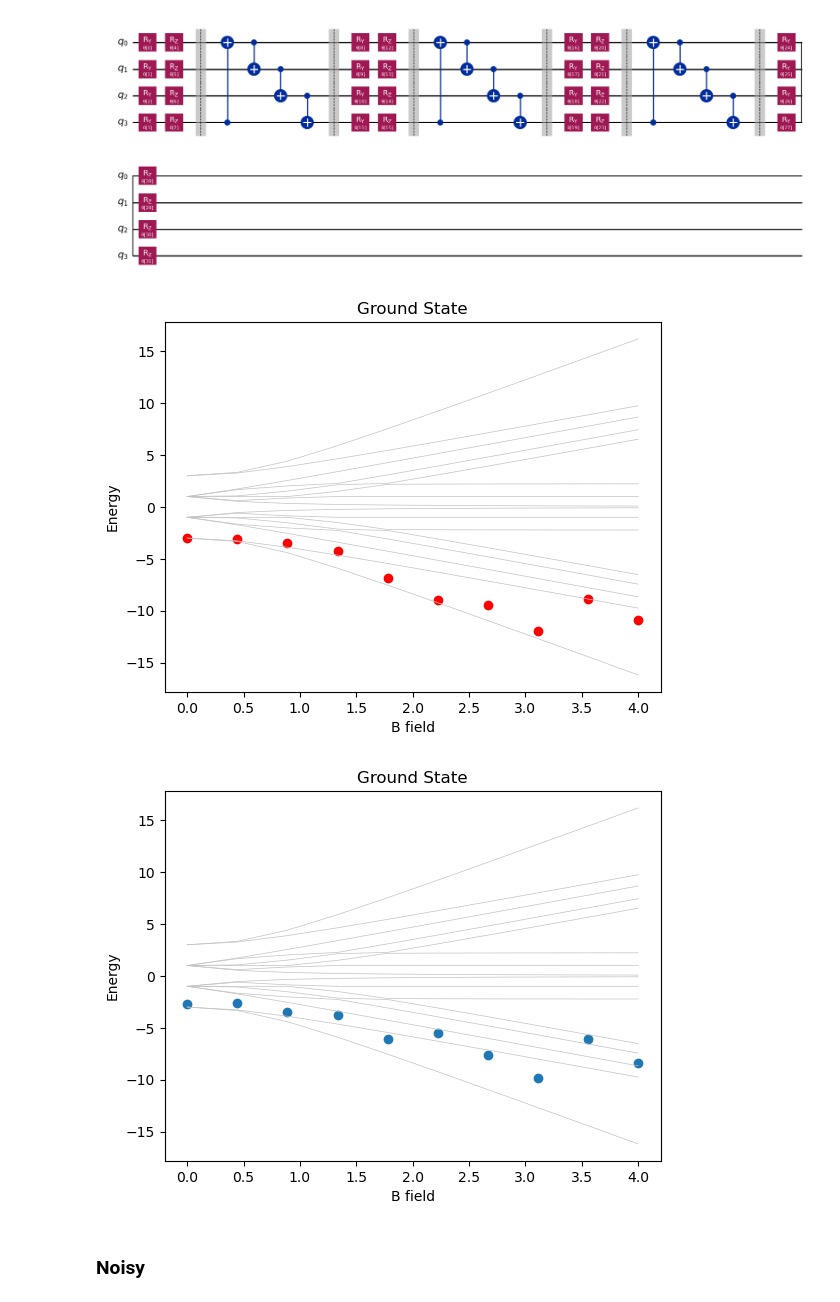
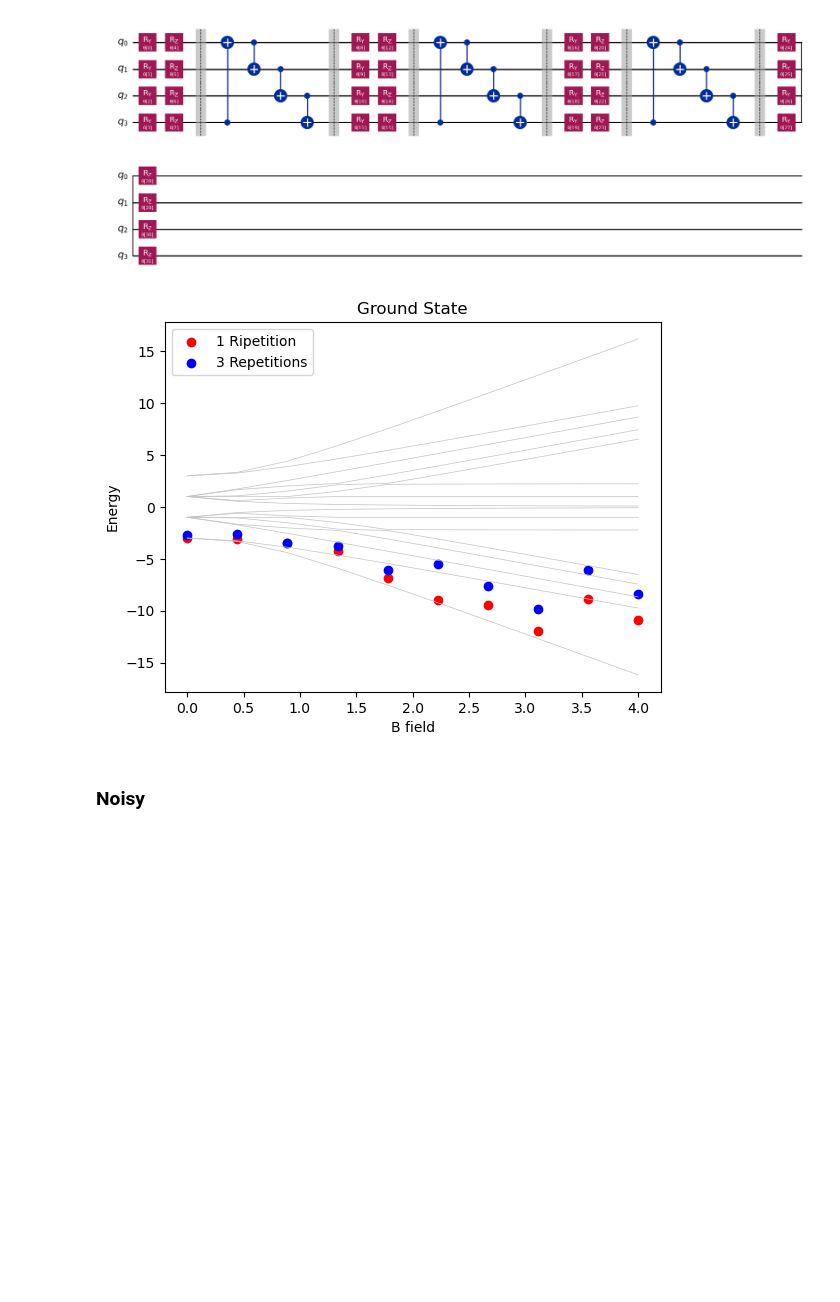
Before and after one commit to fabio99c/ProgettoAQM, a Jupyter notebook: Ground state.ipynb, the cells around one changed output. Cells and saved outputs as stored; diff of their text form; code cells hidden in the pictures; blank space fills up the shorter version.

```diff
--- a/Ground state.ipynb
+++ b/Ground state.ipynb
@@ -432,21 +424,20 @@ for k in range(len(b)):
     energy_75_cr.append(result.eigenvalue)
 # %%
 fig, cir= plt.subplots()
-fig, r=plt.subplots()
 
 
-cir.scatter(b, energy_75_c,color='red',label='cacca')
+cir.scatter(b, energy_75_c,color='red',label='1 Ripetition')
 cir.plot(b, energy_levels, color="#c2c2c2", linewidth=.5)
 cir.set(xlabel='B field', ylabel='Energy', title='Ground State')
 
-r.scatter(b, energy_75_cr)
-r.plot(b, energy_levels, color="#c2c2c2", linewidth=.5)
-r.set(xlabel='B field', ylabel='Energy', title='Ground State')
+cir.scatter(b, energy_75_cr, label='3 Repetitions', color='blue')
+
+plt.legend()
+
 
 plt.show()
 # %% [output]
-[figure, old version]
+[figure, new version]
-[figure, removed]
 # %% [markdown]
 ### Noisy
 # %% [markdown]
```
Also changed, not shown: parts of 14 cells of this notebook.
